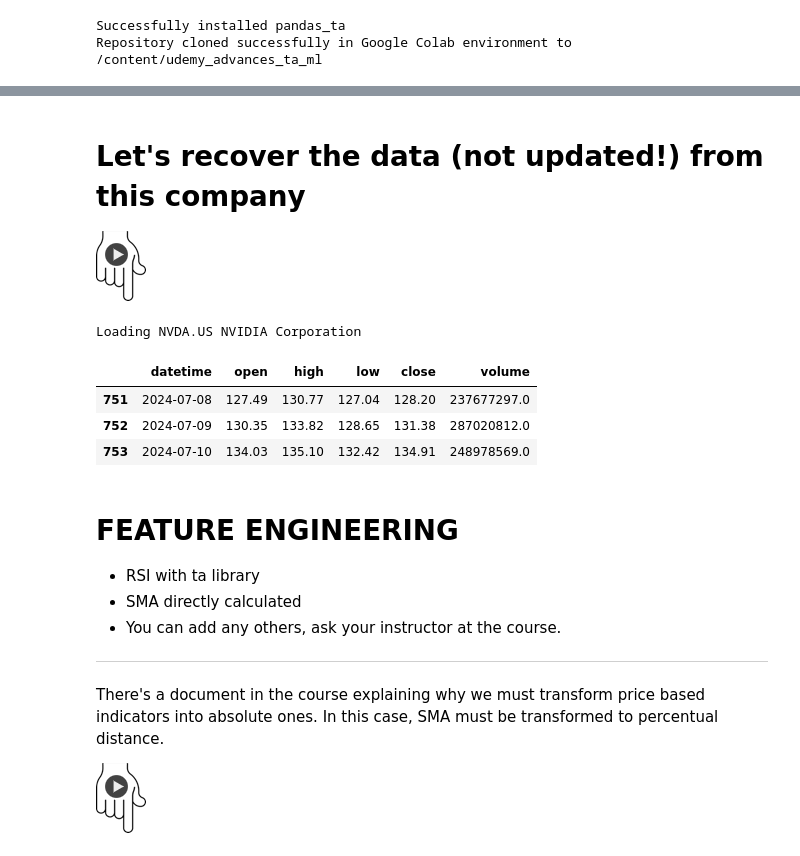
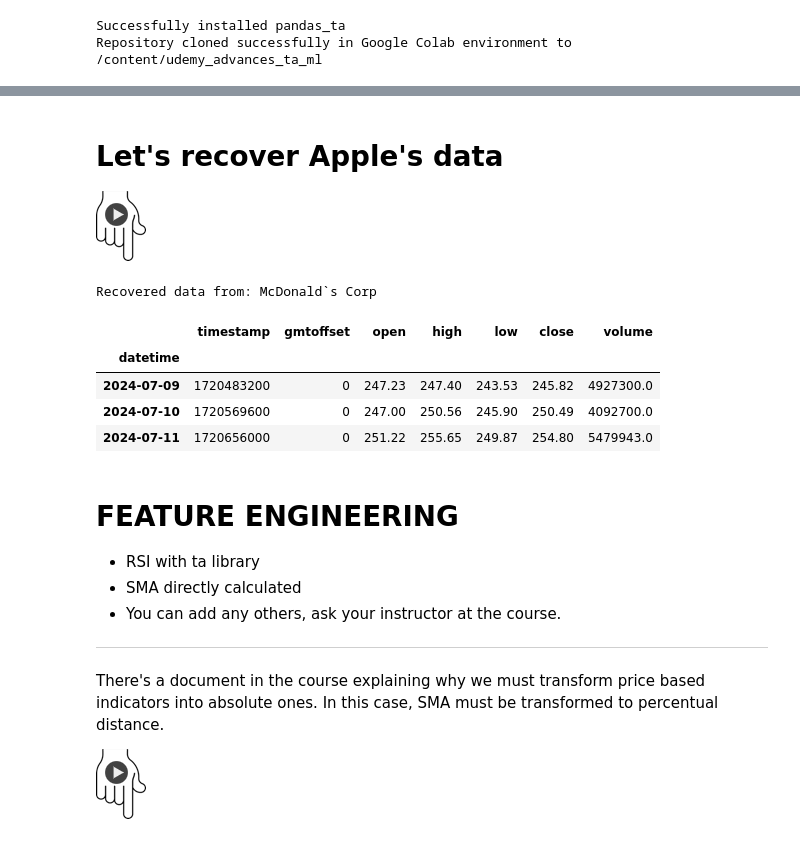
Before and after one commit to AImetricsIO/udemy_advances_ta_ml, a Jupyter notebook: Hybrid_Indicator_Apple.ipynb, the cells around one changed output, grey strips where cells are left out. Drawn from its saved outputs; the diff is of its cells as text; code cells hidden in the pictures.

```diff
--- a/Hybrid_Indicator_Apple.ipynb
+++ b/Hybrid_Indicator_Apple.ipynb
@@ -104,31 +62,59 @@ Dropdown(description='Select Ticker:', index=70, options=('AAPL.US', 'ABNB.US',
 # %% [markdown]
-# **Let's recover the data (not updated!) from this company**
+# **Let's recover Apple's data**
 
 ![de_play.png](embedded-picture-1)
-# %%
-# <<-- PRESS PLAY TO RUN SECTION 3
-
-# Read the data
-print(f"Loading {code} {name}")
-asset_file = f"{csv_path}daily/{code}.csv"
-df = pd.read_csv(asset_file)
-
-# Sort data
-df = df.sort_values(by='timestamp')
-
-# Delete unnecesary columns
-df.drop(columns=['timestamp', 'gmtoffset'], inplace=True)
-
-# Round columns 'Open', 'High', 'Low' y 'Close' to 3 decs (more may have arisen due to price adjustment 'adjusted_close')
-df[['open', 'high', 'low', 'close']] = df[['open', 'high', 'low', 'close']].round(3)
-
-df.tail(3)
-# %% [output]
-Loading NVDA.US NVIDIA Corporation
-|  | datetime | open | high | low | close | volume |
-| 751 | 2024-07-08 | 127.49 | 130.77 | 127.04 | 128.20 | 237677297.0 |
-| 752 | 2024-07-09 | 130.35 | 133.82 | 128.65 | 131.38 | 287020812.0 |
-| 753 | 2024-07-10 | 134.03 | 135.10 | 132.42 | 134.91 | 248978569.0 |
+# %%
+# <<-- PRESS PLAY TO RUN SECTION 2
+code = 'MCD.US'
+name = 'McDonald`s Corp'
+
+from datetime import datetime, timedelta
+import requests, json, locale
+import pandas as pd
+import numpy as np
+
+date_today = datetime.now().strftime("%Y-%m-%d")
+date_from = (datetime.now() - timedelta(days=3*365)).strftime("%Y-%m-%d")
+
+eod_token = 'demo'
+# Construir la URL para obtener los datos del componente
+url = f"https://eodhistoricaldata.com/api/eod/{code}?interval=d&api_token={eod_token}&from={date_from}&to={date_today}&fmt=json"
+
+# Realizar la solicitud GET a la API
+resp = requests.get(url)
+
+# Verificar si la solicitud fue exitosa
+if resp.status_code != 200:
+    print(f"No se pudo obtener datos para {code}: {name}. Código de estado: {resp.status_code}")
+
+# Convertir la respuesta a formato JSON
+json_data = resp.json()
+
+# Crear un DataFrame con los datos
+dfday = pd.DataFrame(json_data)
+
+# Ajustamos con adjusted_close
+dfday = edabasic.adjust_close(dfday)
+
+# Ajustes del df
+dfday['timestamp'] = pd.to_datetime(dfday['date']).astype(np.int64) // 10**9
+dfday['gmtoffset'] = 0
+dfday['datetime'] = pd.to_datetime(dfday['date']) # Colocar la columna 'date' como índice basado en datetime
+dfday.set_index('datetime', inplace=True)
+dfday.drop(columns=['date'], inplace=True) # Eliminar columna 'date'
+
+# Reordenar las columnas para que coincidan con el formato deseado
+dfday = dfday[['timestamp', 'gmtoffset', 'open', 'high', 'low', 'close', 'volume']]
+
+print(f'Recovered data from: {name} ')
+dfday.tail(3)
+# %% [output]
+Recovered data from: McDonald`s Corp
+|  | timestamp | gmtoffset | open | high | low | close | volume |
+| datetime |  |  |  |  |  |  |  |
+| 2024-07-09 | 1720483200 | 0 | 247.23 | 247.40 | 243.53 | 245.82 | 4927300.0 |
+| 2024-07-10 | 1720569600 | 0 | 247.00 | 250.56 | 245.90 | 250.49 | 4092700.0 |
+| 2024-07-11 | 1720656000 | 0 | 251.22 | 255.65 | 249.87 | 254.80 | 5479943.0 |
 # %% [markdown]
 # **FEATURE ENGINEERING**
 
```
Also changed, not shown: parts of 9 cells of this notebook.
